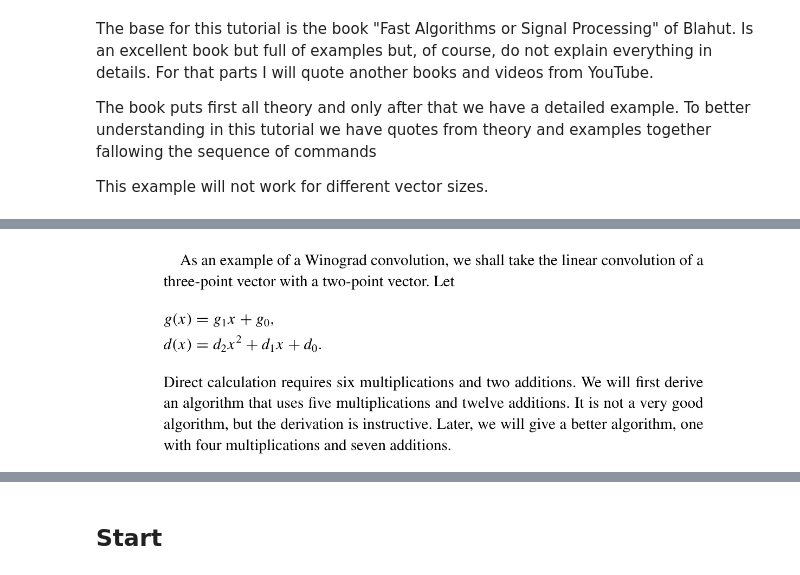
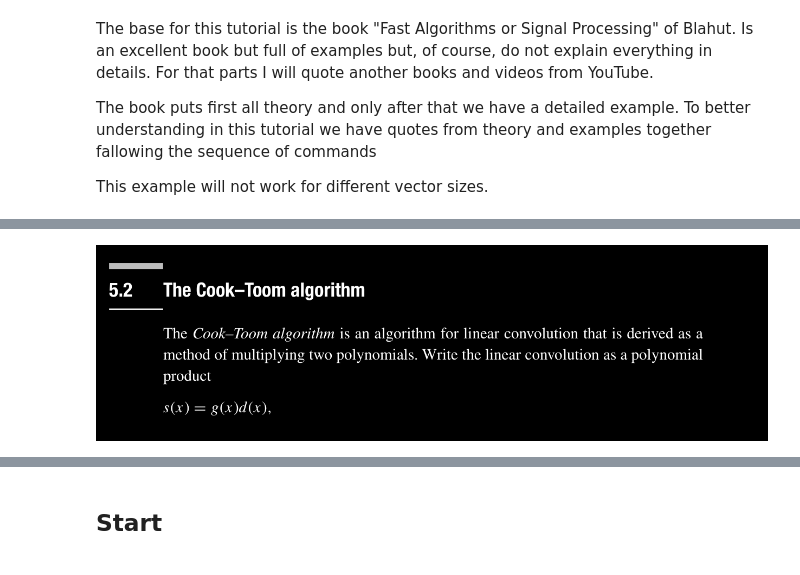
Before and after one commit to tarsioonofrio/fast-convolution-rtl, a Jupyter notebook: blahut5.2toom-cook.ipynb, the cells around one changed output, grey strips where cells are left out. Cells and saved outputs as stored; diff of their text form; code cells hidden in the pictures.

```diff
--- a/blahut5.2toom-cook.ipynb
+++ b/blahut5.2toom-cook.ipynb
@@ -33,4 +29,4 @@ plot_pdf(doc[170], [.55, .89])
-# %%
-plot_pdf(doc[174], [.25, .455])
-# %% [output]
-[figure, removed]
+# %%
+plot_pdf(doc[163], [.76, .95])
+# %% [output]
+[figure, added]
```
Also changed, not shown: parts of 12 cells of this notebook, 17 other files.
